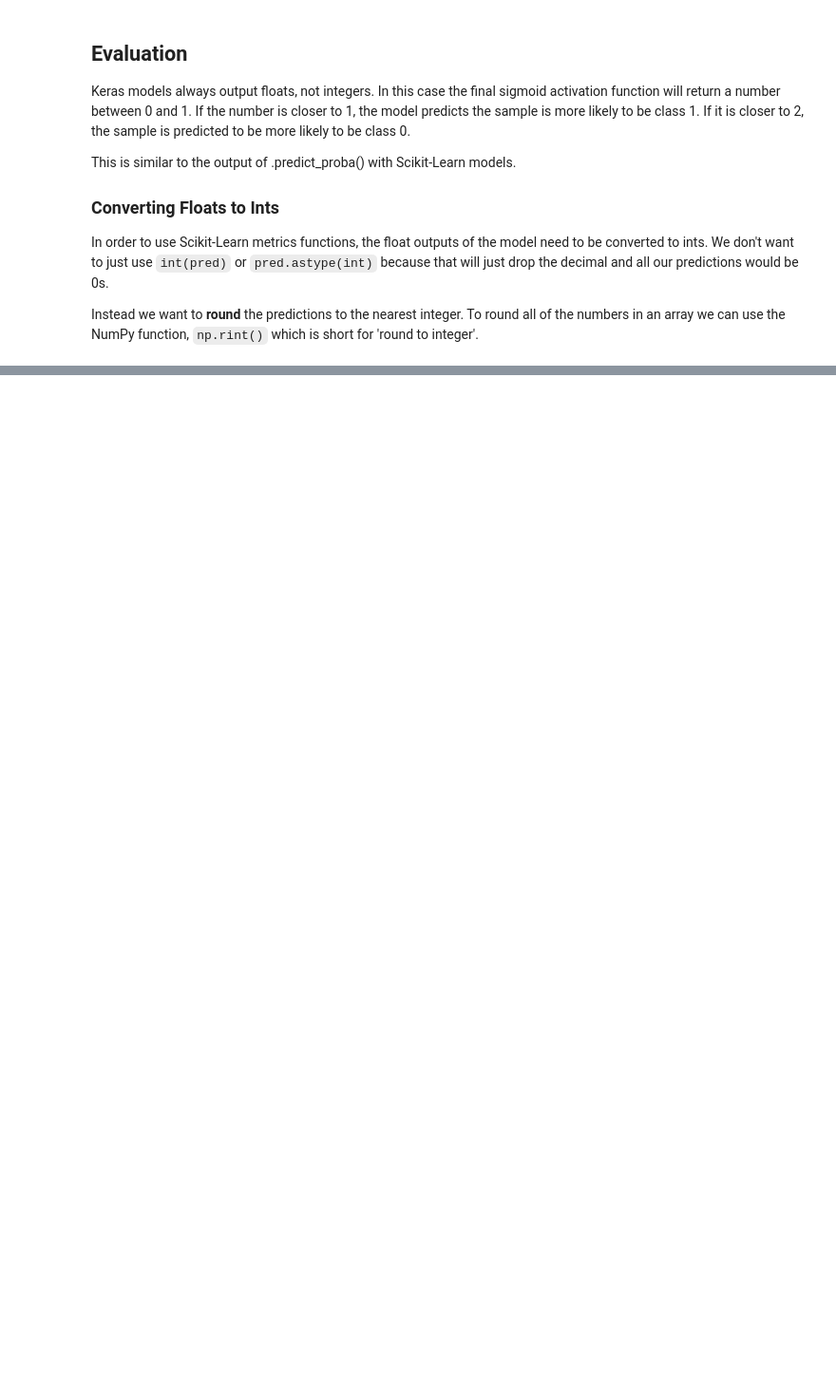
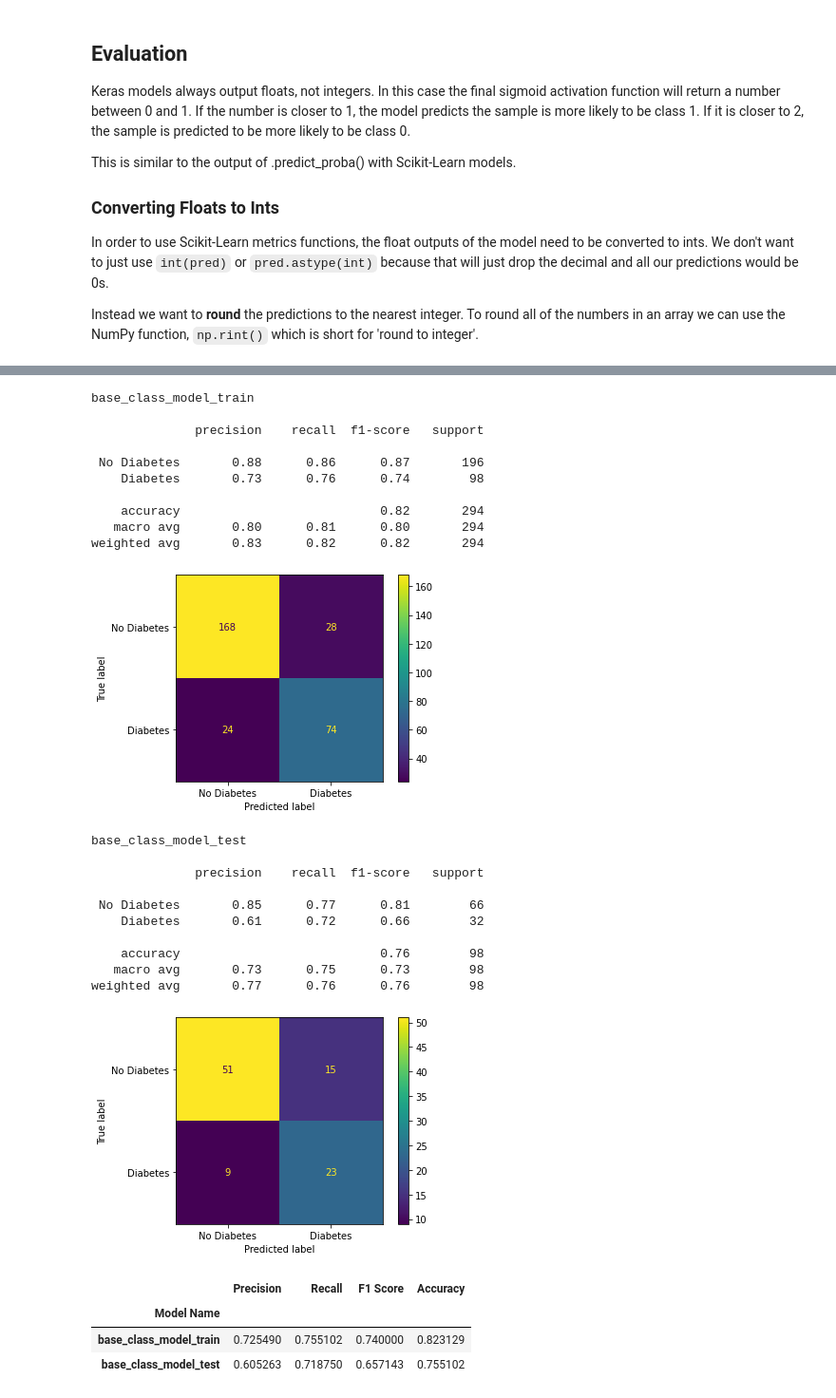
Before and after one commit to coding-dojo-data-science/week-11-lecture-1-intro-to-deep-learning, a Jupyter notebook: SOLUTIONS Code-along Intro to Neural Networking.ipynb, the cells around one changed output, grey strips where cells are left out. Shown: that part at 95% size. Drawn from its saved outputs; the diff is of its cells as text; code cells hidden in the pictures; blank space fills up the shorter version.

Commit message:
update evaluation of models with new functions

```diff
--- a/SOLUTIONS Code-along Intro to Neural Networking.ipynb
+++ b/SOLUTIONS Code-along Intro to Neural Networking.ipynb
@@ -46,6 +47,37 @@ def plot_history(history):
         plt.legend()
         plt.title(f'{metric}')
         plt.show()
+
+def eval_regression(true, pred, name='Model'):
+    """Evaluates true and predicted values from a regression model.
+    Outputs a dataframe of metrics"""
+    scores = pd.DataFrame()
+    scores['Model Name'] = [name]
+    scores['RMSE'] = [np.sqrt(mean_squared_error(true, pred))]
+    scores['MAE'] = [mean_absolute_error(true, pred)]
+    scores['R2'] = [r2_score(true, pred)]
+    scores.set_index('Model Name', inplace=True)
+
+    return scores
+
+def eval_classification(true, pred, name='Model', labels=None):
+    """shows classification_report and confusion matrix
+    for classification model predictions.  Outputs a dataframe of metrics"""
+
+    print(name, '\n')
+    print(classification_report(true, pred, target_names=labels))
+    ConfusionMatrixDisplay.from_predictions(true, pred, display_labels=labels)
+    plt.show()
+
+    scores = pd.DataFrame()
+    scores['Model Name'] = [name]
+    scores['Precision'] = [precision_score(true, pred)]
+    scores['Recall'] = [recall_score(true, pred)]
+    scores['F1 Score'] = [f1_score(true, pred)]
+    scores['Accuracy'] = [accuracy_score(true, pred)]
+    scores.set_index('Model Name', inplace=True)
+
+    return scores
 # %% [markdown]
 # Data
 
@@ -281,4 +446,4 @@ class_model.compile(optimizer = 'adam', loss = 'bce',
 # fit your model
 history = class_model.fit(X_train, y_train,
                         validation_data = (X_test, y_test),
-                        epochs = 300, verbose =0)
+                        epochs = 300, verbose =1)
@@ -341,0 +528,39 @@ plt.show()
+# %%
+# Define labels for the confusion matrix
+labels = ['No Diabetes', 'Diabetes']
+
+train_scores = eval_classification(y_train, train_preds,
+                                   name='base_class_model_train',
+                                  labels=labels)
+test_scores = eval_classification(y_test, test_preds,
+                                   name='base_class_model_test',
+                                  labels=labels)
+class_scores = pd.concat([train_scores, test_scores])
+class_scores
+# %% [output]
+base_class_model_train
+
+              precision    recall  f1-score   support
+
+ No Diabetes       0.88      0.86      0.87       196
+    Diabetes       0.73      0.76      0.74        98
+
+    accuracy                           0.82       294
+   macro avg       0.80      0.81      0.80       294
+weighted avg       0.83      0.82      0.82       294
+[figure, added]
+base_class_model_test
+
+              precision    recall  f1-score   support
+
+ No Diabetes       0.85      0.77      0.81        66
+    Diabetes       0.61      0.72      0.66        32
+
+    accuracy                           0.76        98
+   macro avg       0.73      0.75      0.73        98
+weighted avg       0.77      0.76      0.76        98
+[figure, added]
+|  | Precision | Recall | F1 Score | Accuracy |
+| Model Name |  |  |  |  |
+| base_class_model_train | 0.725490 | 0.755102 | 0.740000 | 0.823129 |
+| base_class_model_test | 0.605263 | 0.718750 | 0.657143 | 0.755102 |
```
Also changed, not shown: parts of 22 cells of this notebook, 4 other files.
